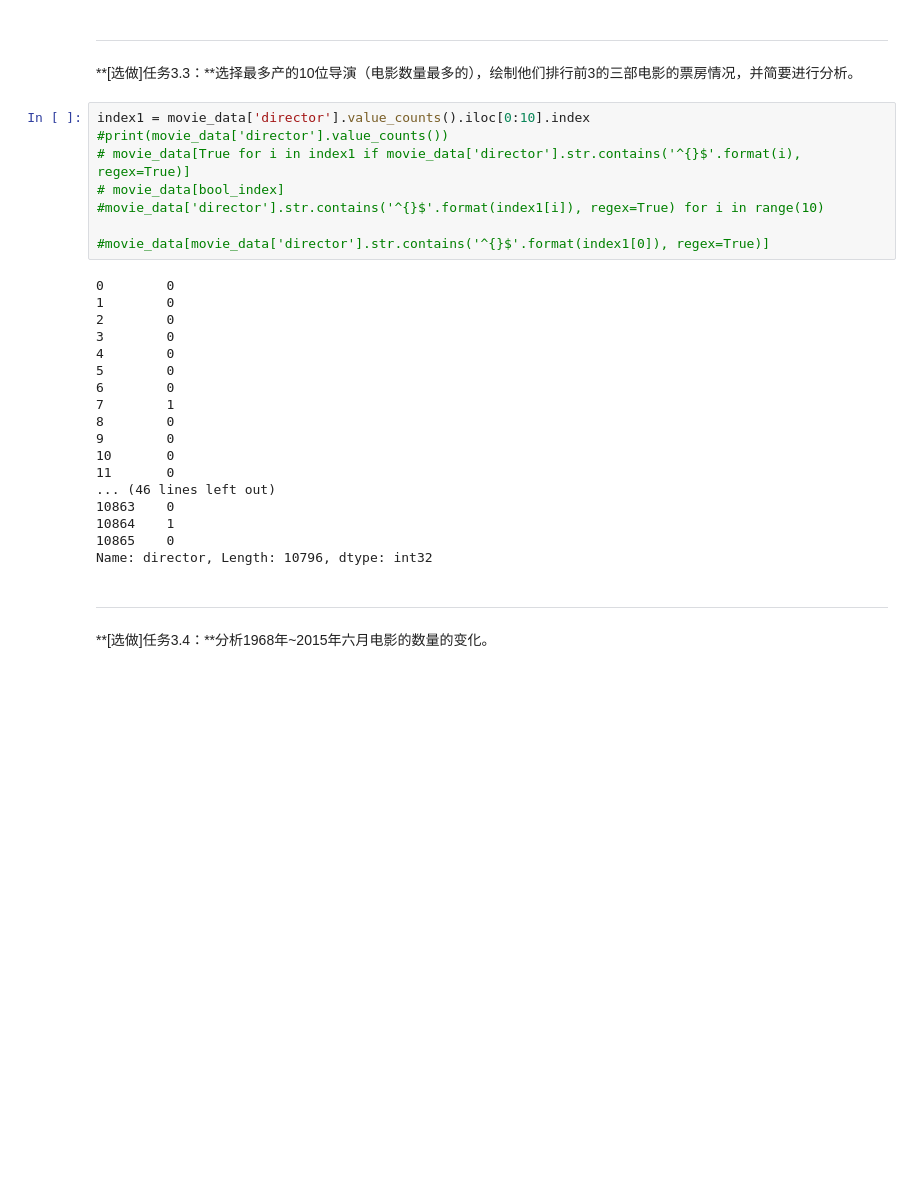
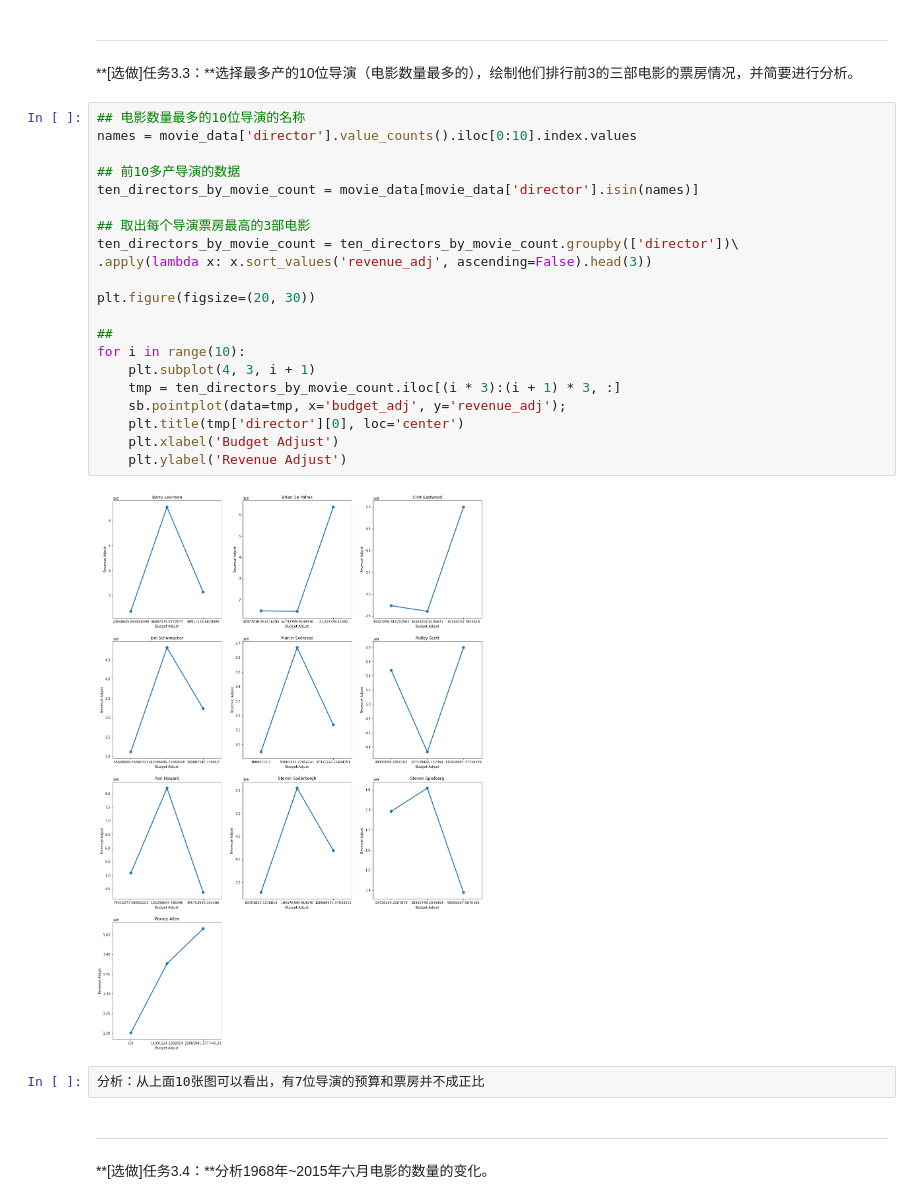
Before and after one commit to lssxfy123/PythonStudy, a Jupyter notebook: udacity_test/AIPND-cn-master/P2_Explore_Movie_Dataset/Explore Movie Dataset.ipynb, the cells around one changed output. Saved outputs shown, nothing was run; the diff lists cells and outputs as text; blank space fills up the shorter version.

```diff
--- a/udacity_test/AIPND-cn-master/P2_Explore_Movie_Dataset/Explore Movie Dataset.ipynb
+++ b/udacity_test/AIPND-cn-master/P2_Explore_Movie_Dataset/Explore Movie Dataset.ipynb
@@ -264,32 +264,31 @@ plt.ylabel('average net profit');
 ---
 
 **[选做]任务3.3：**选择最多产的10位导演（电影数量最多的），绘制他们排行前3的三部电影的票房情况，并简要进行分析。
-# %%
-index1 = movie_data['director'].value_counts().iloc[0:10].index
-#print(movie_data['director'].value_counts())
-# movie_data[True for i in index1 if movie_data['director'].str.contains('^{}$'.format(i), regex=True)]
-# movie_data[bool_index]
-#movie_data['director'].str.contains('^{}$'.format(index1[i]), regex=True) for i in range(10)
-
-#movie_data[movie_data['director'].str.contains('^{}$'.format(index1[0]), regex=True)]
-# %% [output]
-0        0
-1        0
-2        0
-3        0
-4        0
-5        0
-6        0
-7        1
-8        0
-9        0
-10       0
-11       0
-... (46 lines left out)
-10863    0
-10864    1
-10865    0
-Name: director, Length: 10796, dtype: int32
+# %%
+## 电影数量最多的10位导演的名称
+names = movie_data['director'].value_counts().iloc[0:10].index.values
+
+## 前10多产导演的数据
+ten_directors_by_movie_count = movie_data[movie_data['director'].isin(names)]
+
+## 取出每个导演票房最高的3部电影
+ten_directors_by_movie_count = ten_directors_by_movie_count.groupby(['director'])\
+.apply(lambda x: x.sort_values('revenue_adj', ascending=False).head(3))
+
+plt.figure(figsize=(20, 30))
+
+##
+for i in range(10):
+    plt.subplot(4, 3, i + 1)
+    tmp = ten_directors_by_movie_count.iloc[(i * 3):(i + 1) * 3, :]
+    sb.pointplot(data=tmp, x='budget_adj', y='revenue_adj');
+    plt.title(tmp['director'][0], loc='center')
+    plt.xlabel('Budget Adjust')
+    plt.ylabel('Revenue Adjust')
+# %% [output]
+[figure, added]
+# %%
+分析：从上面10张图可以看出，有7位导演的预算和票房并不成正比
 # %% [markdown]
 ---
 
```
Also changed, not shown: parts of 6 cells of this notebook, 3 other files.
